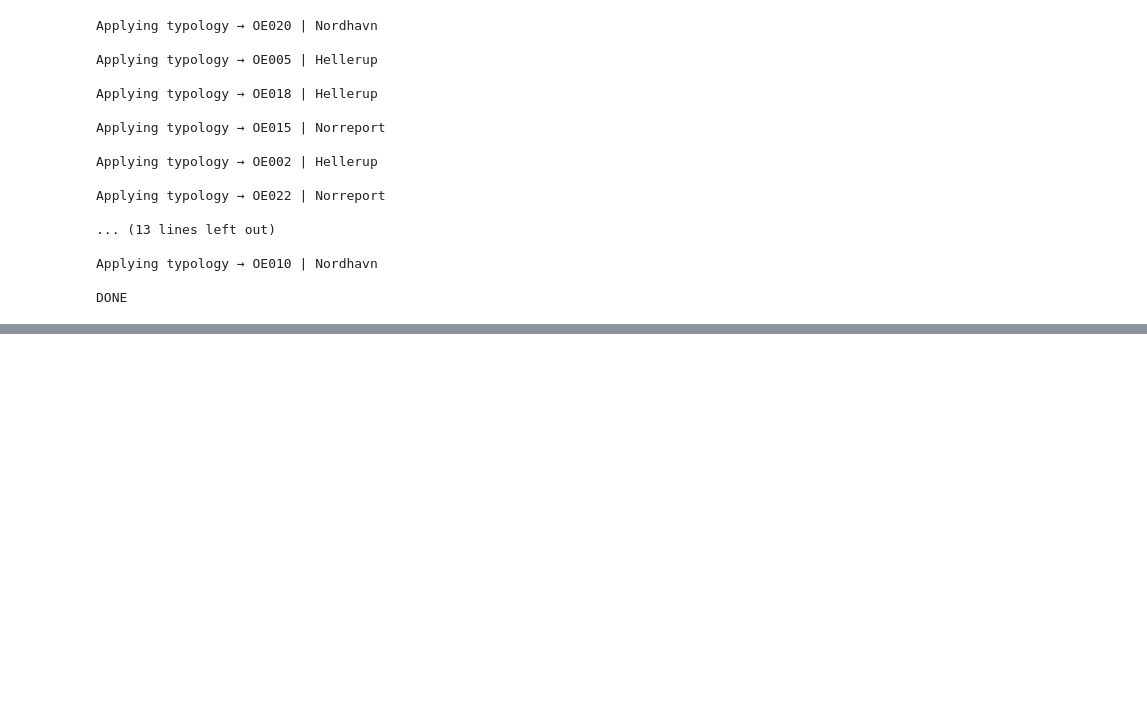
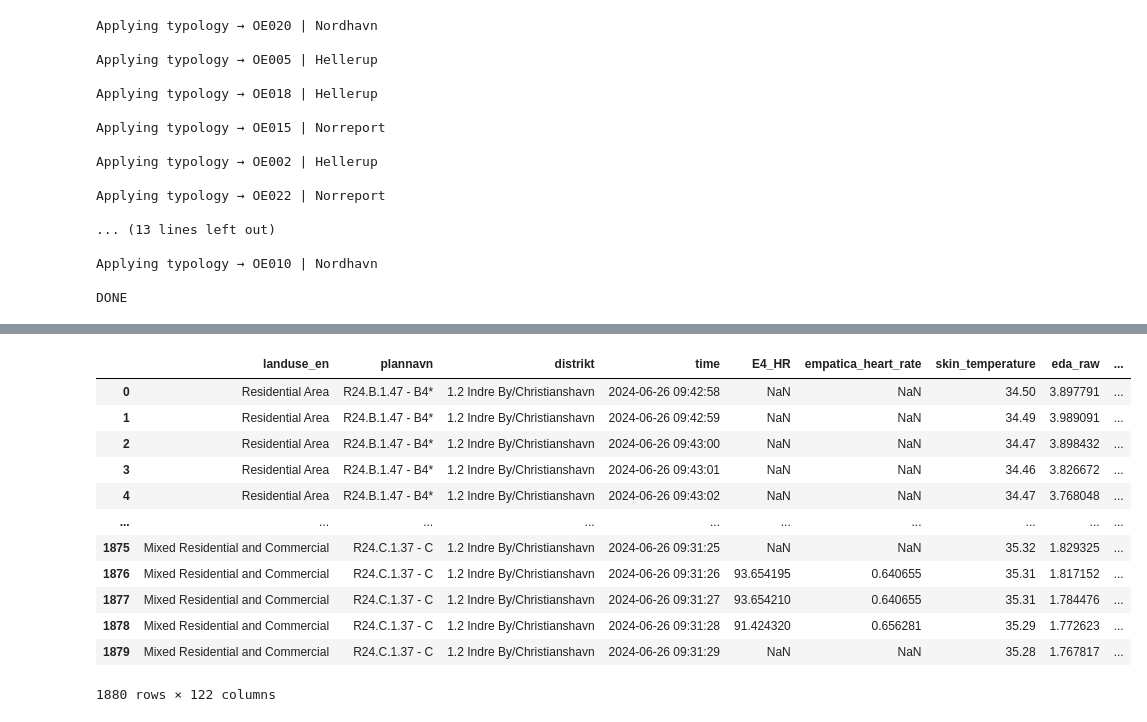
Before and after one commit to raquelmdtum/master-thesis, a Jupyter notebook: notebooks/do_typologies.ipynb, the cells around one changed output, grey strips where cells are left out. Cells and saved outputs as stored; diff of their text form; code cells hidden in the pictures; blank space fills up the shorter version.

```diff
--- a/notebooks/do_typologies.ipynb
+++ b/notebooks/do_typologies.ipynb
@@ -507,0 +519,21 @@ for (participant, session), df_sess in df_all.groupby(["participant_id", "sessio
+# %%
+# Translating zoning categories
+sorted(landuse["anvendelsegenerel"].dropna().unique())
+
+translation = {
+    "Andet": "Other",
+    "Blandet bolig og erhverv": "Mixed Residential and Commercial",
+    "Boligområde": "Residential Area",
+    "Centerområde": "Urban Center",
+    "Erhvervsområde": "Commercial / Industrial Area",
+    "Landområde": "Rural Area",
+    "Område til offentlige formål": "Public Service Area",
+    "Rekreativt område": "Recreational Area",
+    "Sommerhusområde": "Vacation Housing Area",
+    "Tekniske anlæg": "Technical Infrastructure"
+}
+
+landuse["landuse_en"] = (
+    landuse["anvendelsegenerel"]
+    .map(translation)
+)
@@ -507,0 +558,28 @@ for (participant, session), df_sess in df_all.groupby(["participant_id", "sessio
+# %%
+# Using only the necessary columns
+landuse_small = landuse[["landuse_en", "plannavn", "distrikt", "geometry"]]
+
+# Creating a 25m buffer for the participants surrondings
+gdf_buffer = gdf.copy()
+gdf_buffer["geometry"] = gdf_buffer.geometry.buffer(25)
+# %%
+context = gpd.overlay(
+    landuse_small,
+    gdf_buffer,
+    how="intersection"
+)
+context
+# %% [output]
+|  | landuse_en | plannavn | distrikt | time | E4_HR | empatica_heart_rate | skin_temperature | eda_raw | ... |
+| 0 | Residential Area | R24.B.1.47 - B4* | 1.2 Indre By/Christianshavn | 2024-06-26 09:42:58 | NaN | NaN | 34.50 | 3.897791 | ... |
+| 1 | Residential Area | R24.B.1.47 - B4* | 1.2 Indre By/Christianshavn | 2024-06-26 09:42:59 | NaN | NaN | 34.49 | 3.989091 | ... |
+| 2 | Residential Area | R24.B.1.47 - B4* | 1.2 Indre By/Christianshavn | 2024-06-26 09:43:00 | NaN | NaN | 34.47 | 3.898432 | ... |
+| 3 | Residential Area | R24.B.1.47 - B4* | 1.2 Indre By/Christianshavn | 2024-06-26 09:43:01 | NaN | NaN | 34.46 | 3.826672 | ... |
+| 4 | Residential Area | R24.B.1.47 - B4* | 1.2 Indre By/Christianshavn | 2024-06-26 09:43:02 | NaN | NaN | 34.47 | 3.768048 | ... |
+| ... | ... | ... | ... | ... | ... | ... | ... | ... | ... |
+| 1875 | Mixed Residential and Commercial | R24.C.1.37 - C | 1.2 Indre By/Christianshavn | 2024-06-26 09:31:25 | NaN | NaN | 35.32 | 1.829325 | ... |
+| 1876 | Mixed Residential and Commercial | R24.C.1.37 - C | 1.2 Indre By/Christianshavn | 2024-06-26 09:31:26 | 93.654195 | 0.640655 | 35.31 | 1.817152 | ... |
+| 1877 | Mixed Residential and Commercial | R24.C.1.37 - C | 1.2 Indre By/Christianshavn | 2024-06-26 09:31:27 | 93.654210 | 0.640655 | 35.31 | 1.784476 | ... |
+| 1878 | Mixed Residential and Commercial | R24.C.1.37 - C | 1.2 Indre By/Christianshavn | 2024-06-26 09:31:28 | 91.424320 | 0.656281 | 35.29 | 1.772623 | ... |
+| 1879 | Mixed Residential and Commercial | R24.C.1.37 - C | 1.2 Indre By/Christianshavn | 2024-06-26 09:31:29 | NaN | NaN | 35.28 | 1.767817 | ... |
+1880 rows × 122 columns
```
Also changed, not shown: parts of 5 cells of this notebook.
